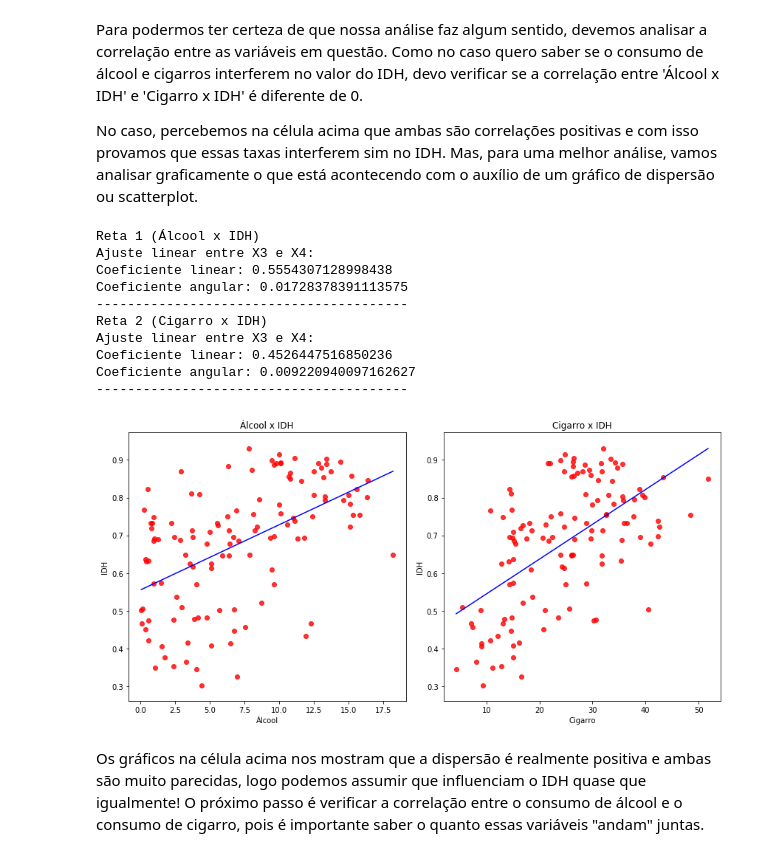
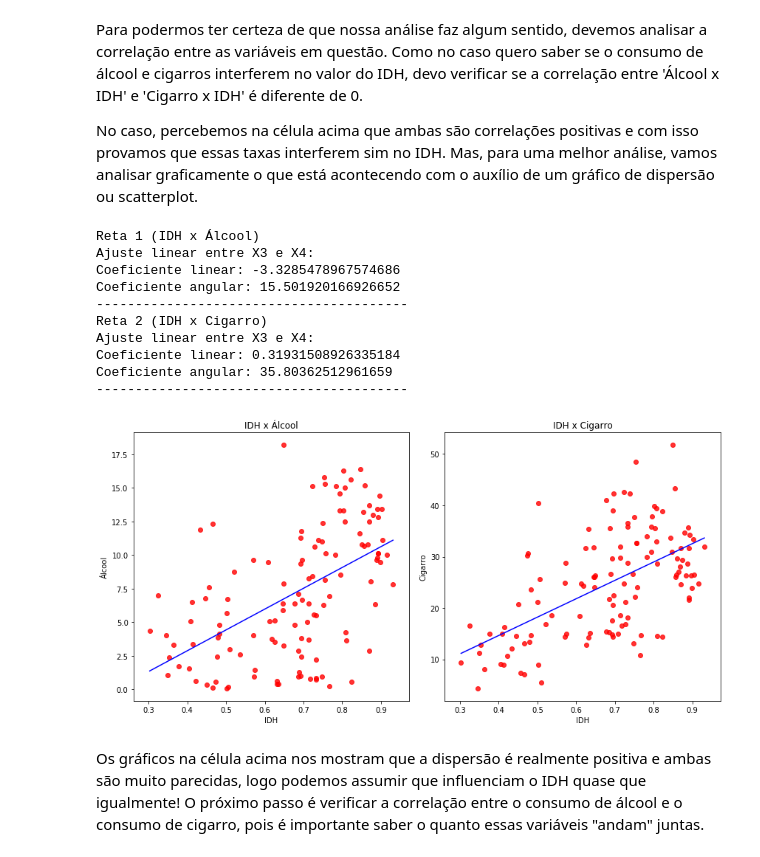
Before and after one commit to slimkaki/project1_cddp, a Jupyter notebook: Projeto 01.ipynb, the cells around one changed output. Saved outputs shown, nothing was run; the diff lists cells and outputs as text; code cells hidden in the pictures.

```diff
--- a/Projeto 01.ipynb
+++ b/Projeto 01.ipynb
@@ -138,7 +138,7 @@ No caso, percebemos na célula acima que ambas são correlações positivas e co
 #Utilizarei da função elaborada pelo professor nessa parte
 #Função do professor retirada de: https://pastebin.com/0KcDyqKq
 #A partir da função, a otimizei para uma melhor visualização de dois gráficos em uma só célula
-def reta(dados_x1, dados_y1, eixo_x1, eixo_y1, title1, dados_x2, dados_y2, eixo_x2, eixo_y2, title2):
+def retas(dados_x1, dados_y1, eixo_x1, eixo_y1, title1, dados_x2, dados_y2, eixo_x2, eixo_y2, title2):
     a1 = dados_y1.cov(dados_x1) / dados_x1.var()
     b1 = dados_y1.mean() - a1*dados_x1.mean()
 
@@ -154,40 +154,40 @@ def reta(dados_x1, dados_y1, eixo_x1, eixo_y1, title1, dados_x2, dados_y2, eixo_
     print('Ajuste linear entre X3 e X4:')
     print('Coeficiente linear:', b2)
     print('Coeficiente angular:', a2)
     print('-'*40)
 
     fig = plt.figure(figsize=(12, 6))
     plt.subplot(121)
     plt.scatter(dados_x1, dados_y1, c='red', alpha=0.8)
     plt.title(title1)
     plt.xlabel(eixo_x1)
     plt.ylabel(eixo_y1)
 
     plt.plot((dados_x1.min(), dados_x1.max()), (a1*dados_x1.min()+b1, a1*dados_x1.max()+b1), color='blue')
 
     plt.subplot(122)
     plt.scatter(dados_x2, dados_y2, c='red', alpha=0.8)
     plt.title(title2)
     plt.xlabel(eixo_x2)
     plt.ylabel(eixo_y2)
 
     plt.plot((dados_x2.min(), dados_x2.max()), (a2*dados_x2.min()+b2, a2*dados_x2.max()+b2), color='blue')
 
     plt.tight_layout()
     plt.show()
 
-reta(df['2005_alc'],df['2005_idh'],'Álcool','IDH', 'Álcool x IDH', df['2005_cig'],df['2005_idh'],'Cigarro','IDH','Cigarro x IDH')
+retas(df['2005_idh'],df['2005_alc'],'IDH','Álcool','IDH x Álcool',df['2005_idh'], df['2005_cig'],'IDH','Cigarro','IDH x Cigarro')
 # %% [output]
-Reta 1 (Álcool x IDH)
+Reta 1 (IDH x Álcool)
 Ajuste linear entre X3 e X4:
-Coeficiente linear: 0.5554307128998438
-Coeficiente angular: 0.01728378391113575
+Coeficiente linear: -3.3285478967574686
+Coeficiente angular: 15.501920166926652
 ----------------------------------------
-Reta 2 (Cigarro x IDH)
+Reta 2 (IDH x Cigarro)
 Ajuste linear entre X3 e X4:
-Coeficiente linear: 0.4526447516850236
-Coeficiente angular: 0.009220940097162627
+Coeficiente linear: 0.31931508926335184
+Coeficiente angular: 35.80362512961659
 ----------------------------------------
-[figure, old version]
+[figure, new version]
 # %% [markdown]
 Os gráficos na célula acima nos mostram que a dispersão é realmente positiva e ambas são muito parecidas, logo podemos assumir que influenciam o IDH quase que igualmente! O próximo passo é verificar a correlação entre o consumo de álcool e o consumo de cigarro, pois é importante saber o quanto essas variáveis "andam" juntas.
```
Also changed, not shown: parts of 4 cells of this notebook.
